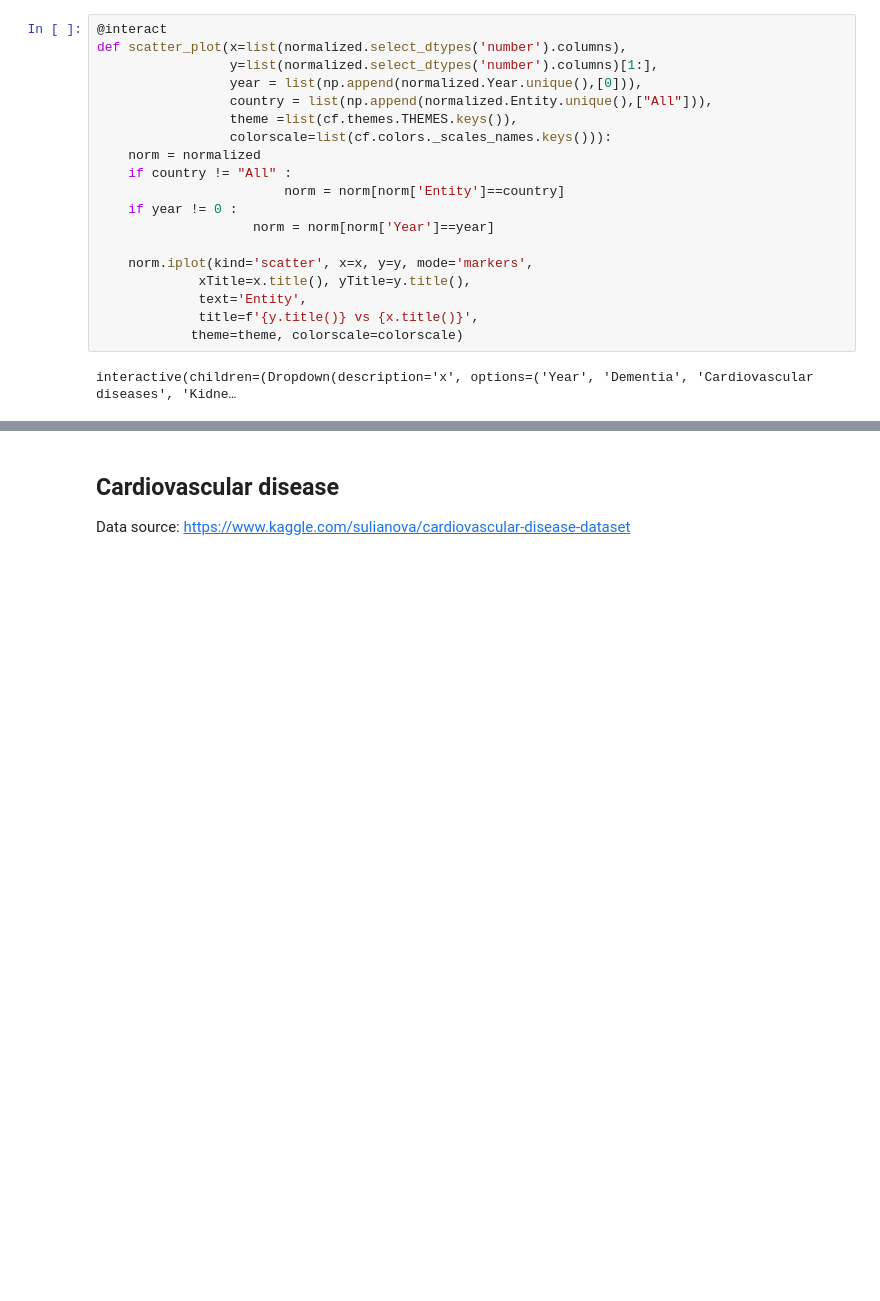
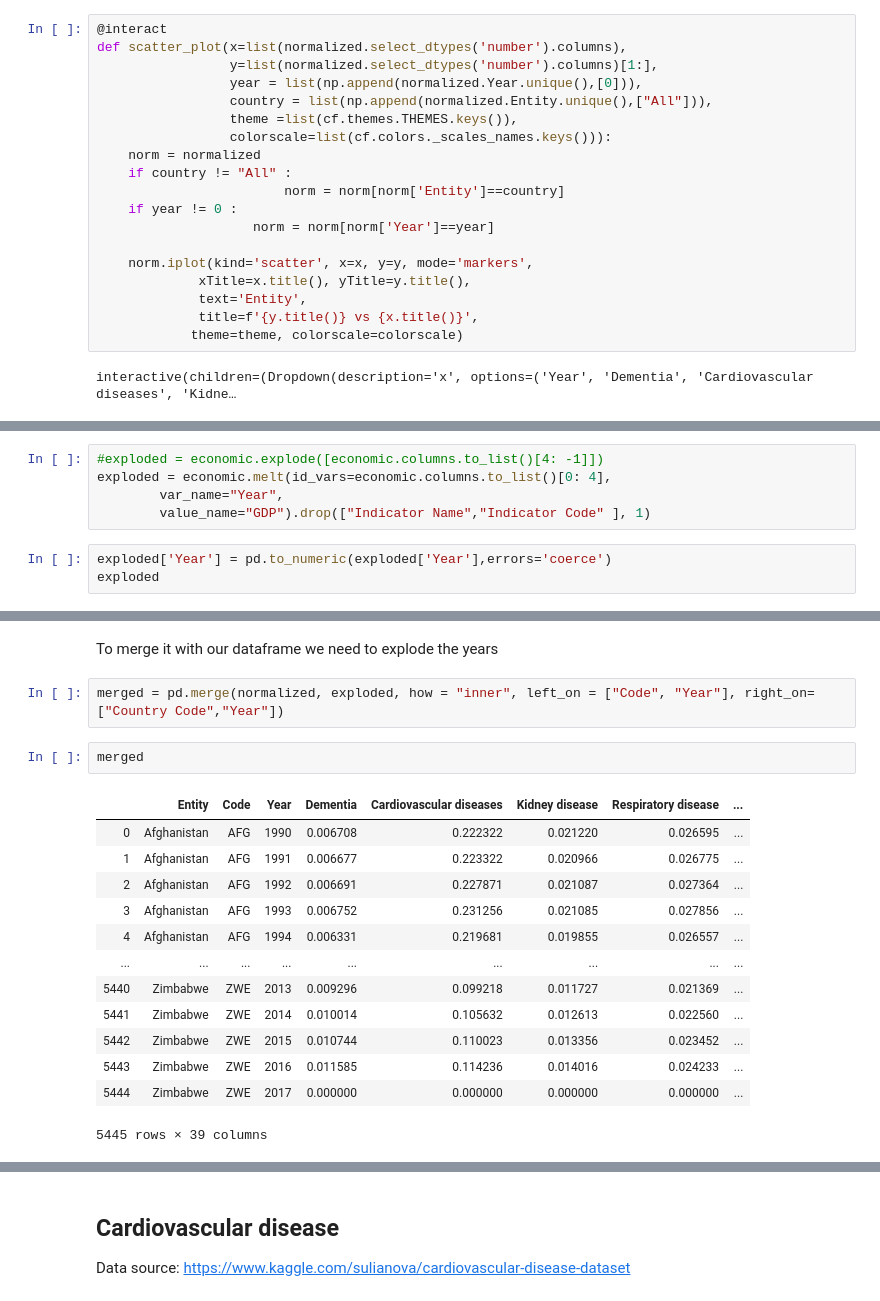
Before and after one commit to itsyaboii1337/Data_Science_Alliance, a Jupyter notebook: Analysing_Medical_Data.ipynb, the cells around one changed output, grey strips where cells are left out. Saved outputs shown, nothing was run; the diff lists cells and outputs as text; blank space fills up the shorter version.

```diff
--- a/Analysing_Medical_Data.ipynb
+++ b/Analysing_Medical_Data.ipynb
@@ -211,0 +233,8 @@ interactive(children=(Dropdown(description='x', options=('Year', 'Dementia', 'Ca
+# %%
+#exploded = economic.explode([economic.columns.to_list()[4: -1]])
+exploded = economic.melt(id_vars=economic.columns.to_list()[0: 4],
+        var_name="Year",
+        value_name="GDP").drop(["Indicator Name","Indicator Code" ], 1)
+# %%
+exploded['Year'] = pd.to_numeric(exploded['Year'],errors='coerce')
+exploded
@@ -211,0 +255,20 @@ interactive(children=(Dropdown(description='x', options=('Year', 'Dementia', 'Ca
+# %% [markdown]
+To merge it with our dataframe we need to explode the years
+# %%
+merged = pd.merge(normalized, exploded, how = "inner", left_on = ["Code", "Year"], right_on=["Country Code","Year"])
+# %%
+merged
+# %% [output]
+|  | Entity | Code | Year | Dementia | Cardiovascular diseases | Kidney disease | Respiratory disease | ... |
+| 0 | Afghanistan | AFG | 1990 | 0.006708 | 0.222322 | 0.021220 | 0.026595 | ... |
+| 1 | Afghanistan | AFG | 1991 | 0.006677 | 0.223322 | 0.020966 | 0.026775 | ... |
+| 2 | Afghanistan | AFG | 1992 | 0.006691 | 0.227871 | 0.021087 | 0.027364 | ... |
+| 3 | Afghanistan | AFG | 1993 | 0.006752 | 0.231256 | 0.021085 | 0.027856 | ... |
+| 4 | Afghanistan | AFG | 1994 | 0.006331 | 0.219681 | 0.019855 | 0.026557 | ... |
+| ... | ... | ... | ... | ... | ... | ... | ... | ... |
+| 5440 | Zimbabwe | ZWE | 2013 | 0.009296 | 0.099218 | 0.011727 | 0.021369 | ... |
+| 5441 | Zimbabwe | ZWE | 2014 | 0.010014 | 0.105632 | 0.012613 | 0.022560 | ... |
+| 5442 | Zimbabwe | ZWE | 2015 | 0.010744 | 0.110023 | 0.013356 | 0.023452 | ... |
+| 5443 | Zimbabwe | ZWE | 2016 | 0.011585 | 0.114236 | 0.014016 | 0.024233 | ... |
+| 5444 | Zimbabwe | ZWE | 2017 | 0.000000 | 0.000000 | 0.000000 | 0.000000 | ... |
+5445 rows × 39 columns
```
Also changed, not shown: parts of 5 cells of this notebook, 1 other file.
